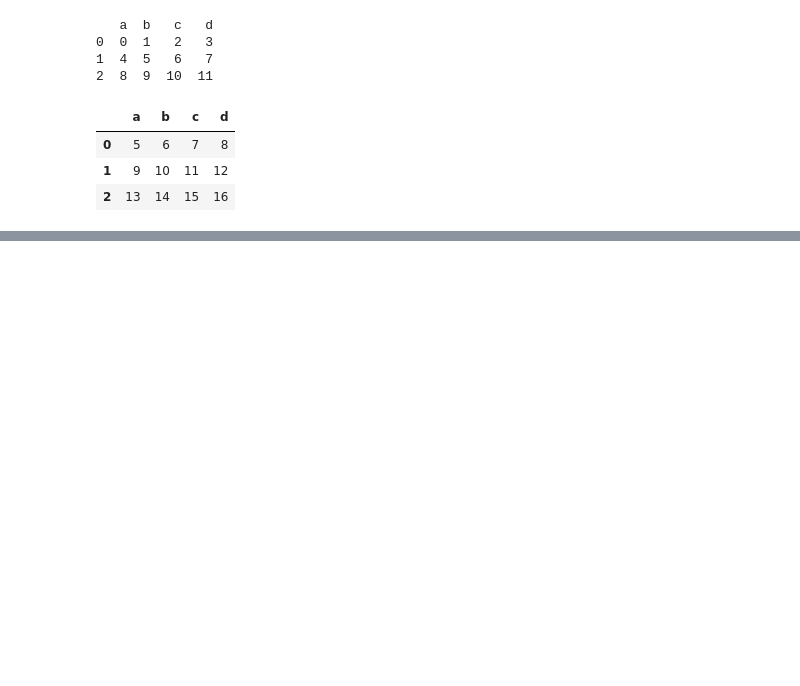
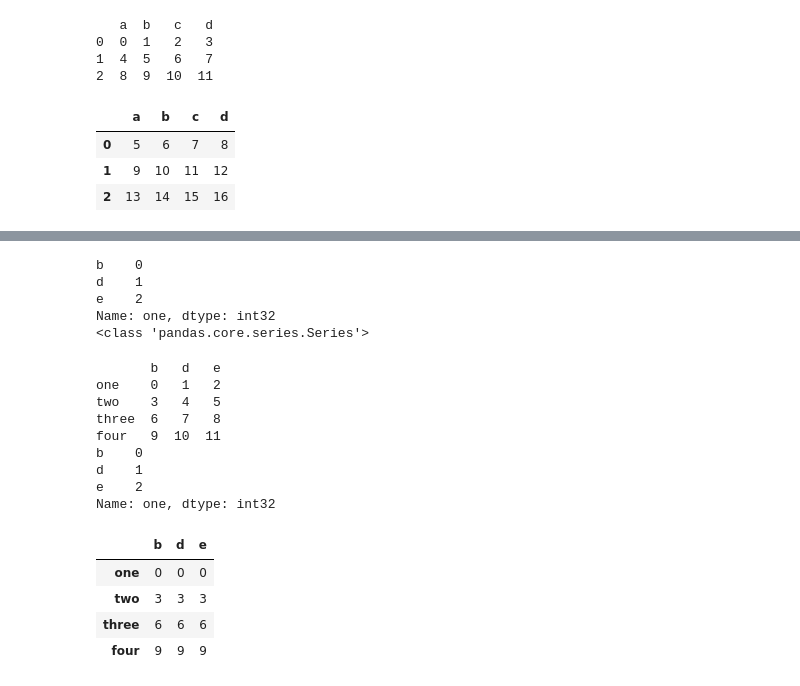
Before and after one commit to Siukhan/CodingByIrfan, a Jupyter notebook: day_13/pandas_essential.ipynb, the cells around one changed output, grey strips where cells are left out. Saved outputs shown, nothing was run; the diff lists cells and outputs as text; code cells hidden in the pictures; blank space fills up the shorter version.

```diff
--- a/day_13/pandas_essential.ipynb
+++ b/day_13/pandas_essential.ipynb
@@ -496,0 +513,30 @@ df4.radd(5)
+# %%
+# Create the series
+df6_s = df6.iloc[0]
+print(df6_s)
+print(type(df6_s))
+# %% [output]
+b    0
+d    1
+e    2
+Name: one, dtype: int32
+<class 'pandas.core.series.Series'>
+# %%
+print(df6)
+print(df6_s)
+df6 - df6_s
+# %% [output]
+       b   d   e
+one    0   1   2
+two    3   4   5
+three  6   7   8
+four   9  10  11
+b    0
+d    1
+e    2
+Name: one, dtype: int32
+|  | b | d | e |
+| one | 0 | 0 | 0 |
+| two | 3 | 3 | 3 |
+| three | 6 | 6 | 6 |
+| four | 9 | 9 | 9 |
```
Also changed, not shown: parts of 10 cells of this notebook.
